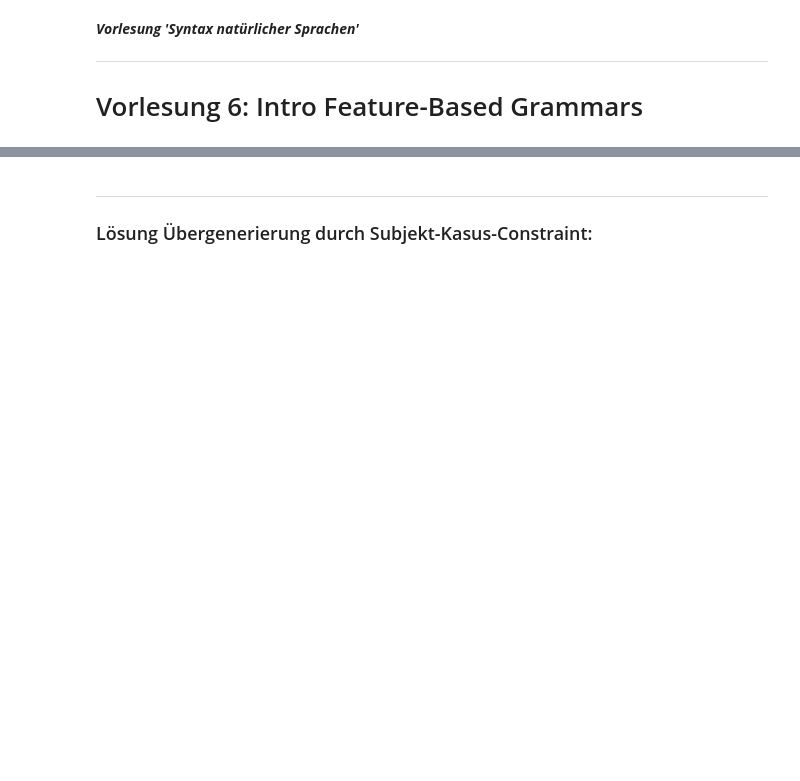
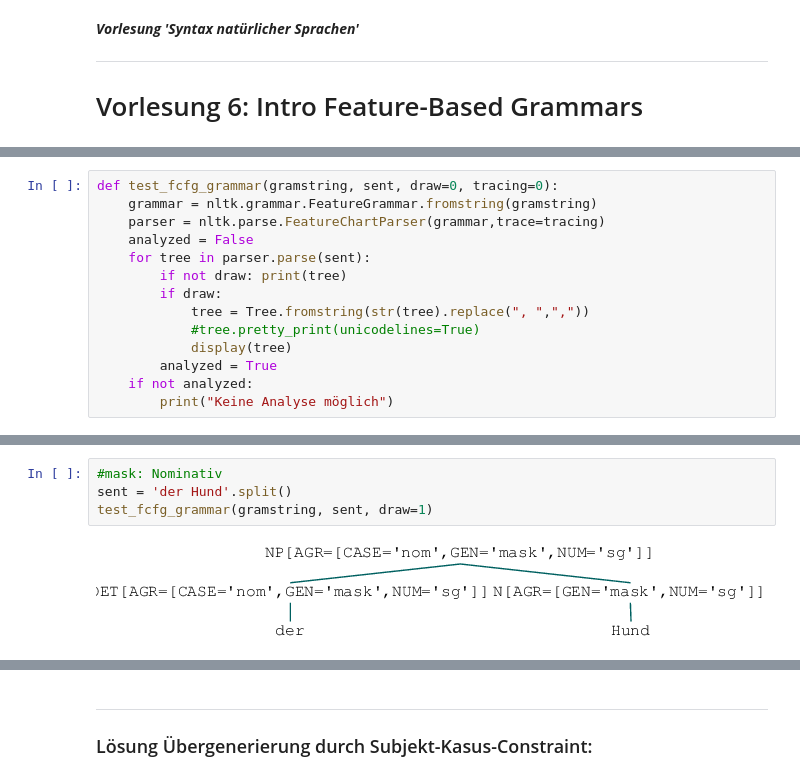
Before and after one commit to awisiorek/syntax-2122, a Jupyter notebook: vorlesung-notebooks/06-vorlesung.ipynb, the cells around one changed output, grey strips where cells are left out. Drawn from its saved outputs; the diff is of its cells as text; blank space fills up the shorter version.

Commit message:
Notebook Vorlesung 06 (Merkmalconstraints): added NLTK-Featstruct + NP-Agreement-FCFG

```diff
--- a/vorlesung-notebooks/06-vorlesung.ipynb
+++ b/vorlesung-notebooks/06-vorlesung.ipynb
@@ -8,0 +11,14 @@ from nltk import Tree
+# %%
+def test_fcfg_grammar(gramstring, sent, draw=0, tracing=0):
+    grammar = nltk.grammar.FeatureGrammar.fromstring(gramstring)
+    parser = nltk.parse.FeatureChartParser(grammar,trace=tracing)
+    analyzed = False
+    for tree in parser.parse(sent):
+        if not draw: print(tree)
+        if draw:
+            tree = Tree.fromstring(str(tree).replace(", ",","))
+            #tree.pretty_print(unicodelines=True)
+            display(tree)
+        analyzed = True
+    if not analyzed:
+        print("Keine Analyse möglich")
@@ -8,0 +91,6 @@ from nltk import Tree
+# %%
+#mask: Nominativ
+sent = 'der Hund'.split()
+test_fcfg_grammar(gramstring, sent, draw=1)
+# %% [output]
+[figure, added]
```
Also changed, not shown: parts of 47 cells of this notebook.
